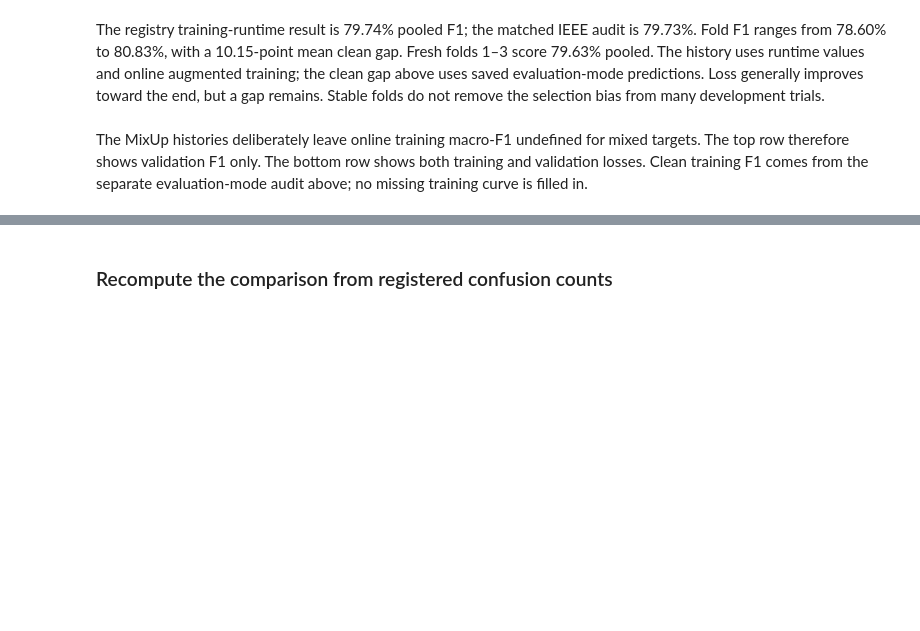
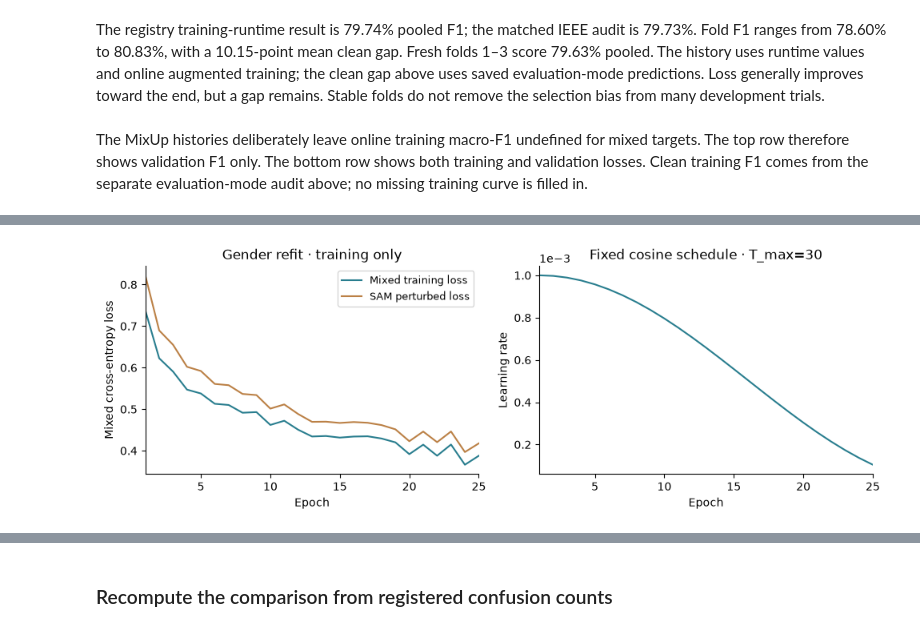
Before and after one commit to TrnLin/MLA2, a Jupyter notebook: notebooks/04_task3_gender_usage.ipynb, the cells around one changed output, grey strips where cells are left out. Saved outputs shown, nothing was run; the diff lists cells and outputs as text; code cells hidden in the pictures; blank space fills up the shorter version.

Commit message:
docs(task3): complete development story and training map

```diff
--- a/notebooks/04_task3_gender_usage.ipynb
+++ b/notebooks/04_task3_gender_usage.ipynb
@@ -1111,0 +1303,23 @@ The MixUp histories deliberately leave online training macro-F1 undefined for mi
+# %%
+GENDER_REFIT = TASK3_EVIDENCE_ROOT/'gender_sam25_refit_20260907'
+gender_history = pd.read_csv(GENDER_REFIT/'history.csv', keep_default_na=False)
+assert gender_history.epoch.tolist() == list(range(1, 26))
+assert gender_history.training_rows.eq(32773).all()
+assert gender_history.optimizer_steps.eq(257).all()
+fig, axes = plt.subplots(1, 2, figsize=(10, 3.7))
+axes[0].plot(gender_history.epoch, gender_history.train_mixed_loss,
+             label='Mixed training loss', color='#287d8e')
+axes[0].plot(gender_history.epoch, gender_history.sam_perturbed_loss,
+             label='SAM perturbed loss', color='#bb8045')
+axes[0].set(xlabel='Epoch', ylabel='Mixed cross-entropy loss',
+            title='Gender refit · training only', xlim=(1, 25))
+axes[0].legend(fontsize=9)
+axes[1].plot(gender_history.epoch, gender_history.learning_rate, color='#287d8e')
+axes[1].set(xlabel='Epoch', ylabel='Learning rate', xlim=(1, 25),
+            title='Fixed cosine schedule · T_max=30')
+axes[1].ticklabel_format(axis='y', style='sci', scilimits=(0, 0))
+fig.tight_layout()
+fig.savefig(FIGURES/'gender_refit_training.png', dpi=150, bbox_inches='tight')
+plt.show()
+# %% [output]
+[figure, added]
```
Also changed, not shown: parts of 85 cells of this notebook.
